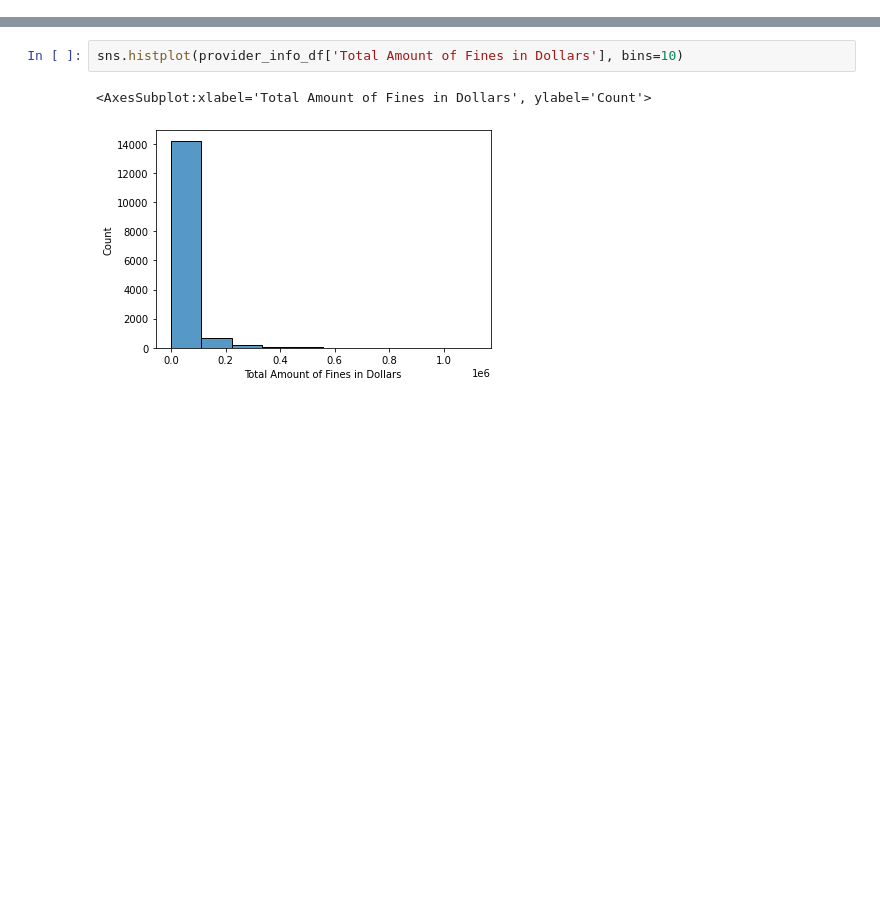
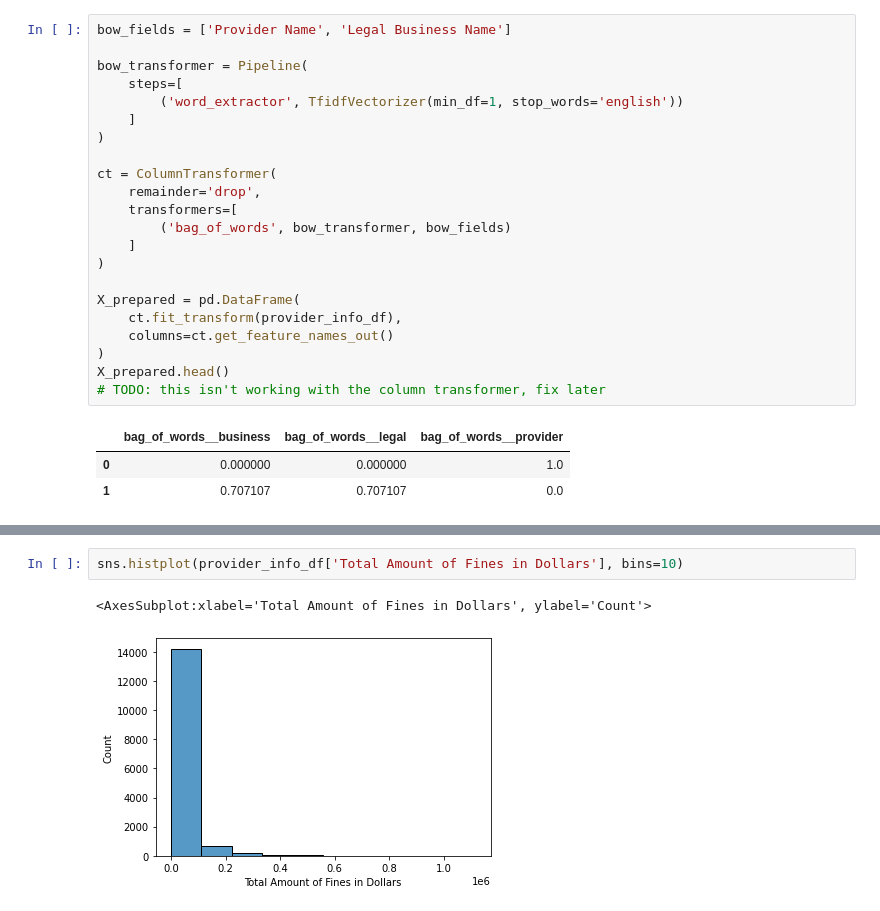
Before and after one commit to schledererj/cs6340-final-project, a Jupyter notebook: jim_sandbox.ipynb, the cells around one changed output, grey strips where cells are left out. Drawn from its saved outputs; the diff is of its cells as text; blank space fills up the shorter version.

```diff
--- a/jim_sandbox.ipynb
+++ b/jim_sandbox.ipynb
@@ -44,0 +85,26 @@ Index(['Federal Provider Number', 'Provider Name', 'Provider Address',
+# %%
+bow_fields = ['Provider Name', 'Legal Business Name']
+
+bow_transformer = Pipeline(
+    steps=[
+        ('word_extractor', TfidfVectorizer(min_df=1, stop_words='english'))
+    ]
+)
+
+ct = ColumnTransformer(
+    remainder='drop',
+    transformers=[
+        ('bag_of_words', bow_transformer, bow_fields)
+    ]
+)
+
+X_prepared = pd.DataFrame(
+    ct.fit_transform(provider_info_df),
+    columns=ct.get_feature_names_out()
+)
+X_prepared.head()
+# TODO: this isn't working with the column transformer, fix later
+# %% [output]
+|  | bag_of_words__business | bag_of_words__legal | bag_of_words__provider |
+| 0 | 0.000000 | 0.000000 | 1.0 |
+| 1 | 0.707107 | 0.707107 | 0.0 |
```
Also changed, not shown: parts of 8 cells of this notebook, 1 other file.
